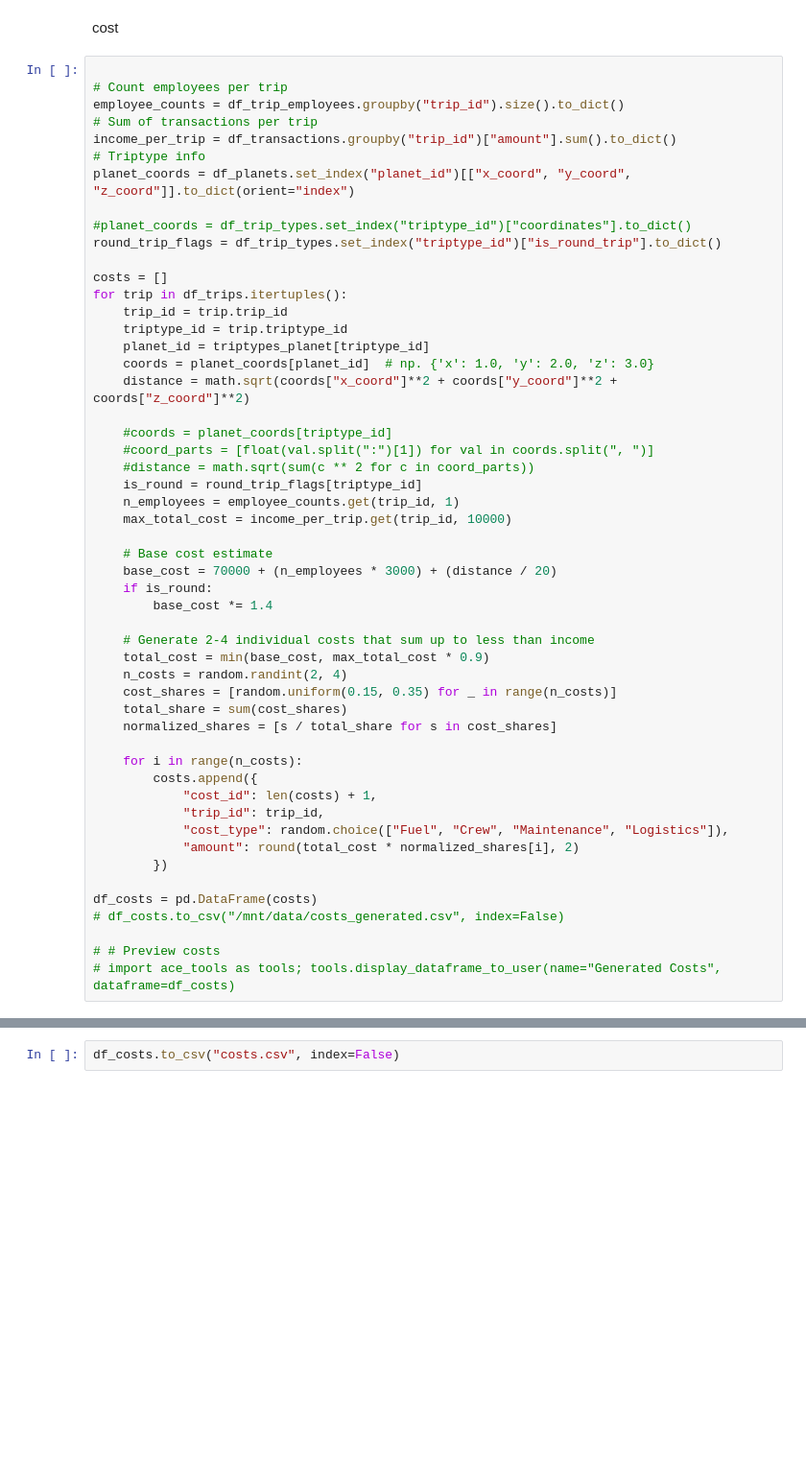
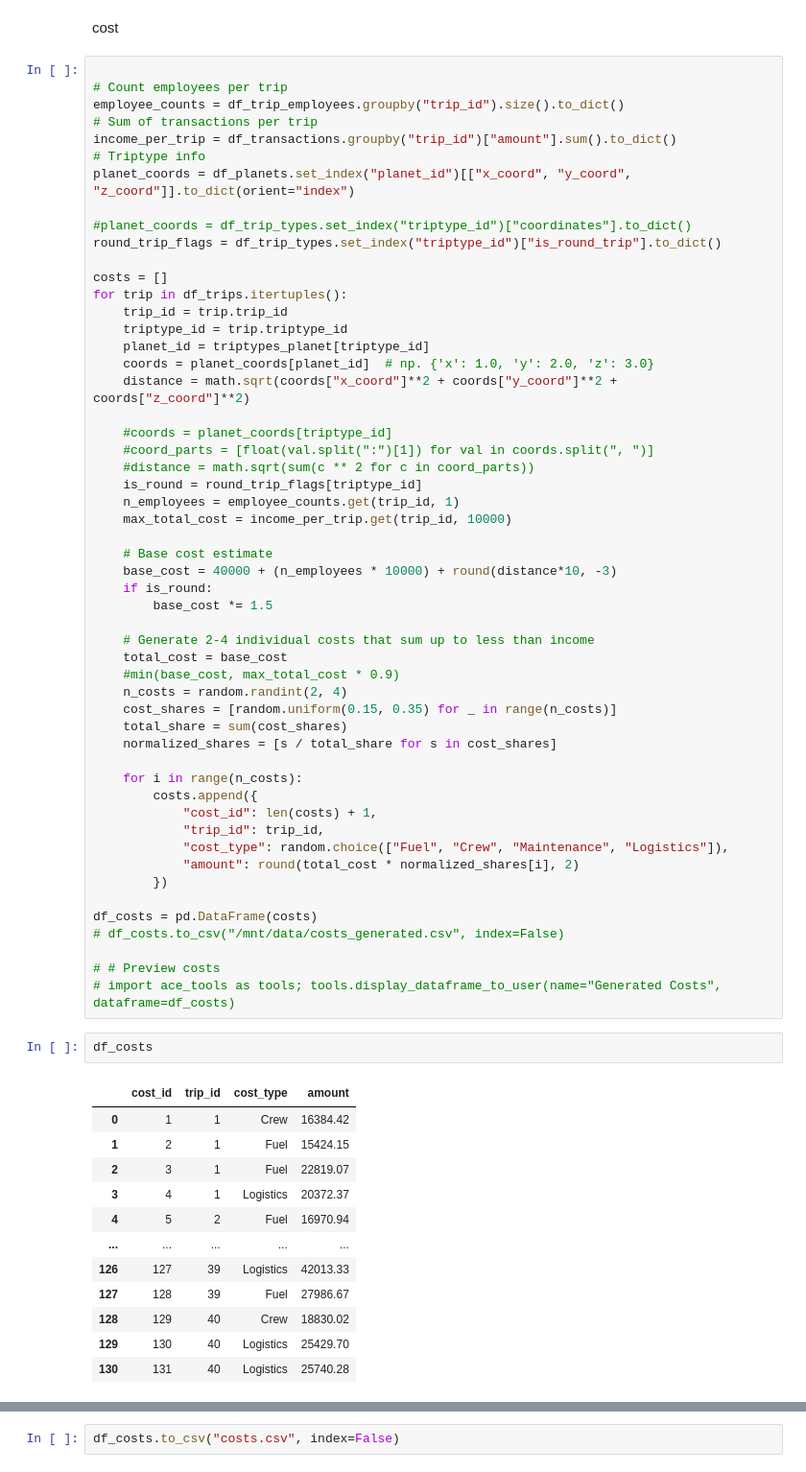
Before and after one commit to werojskz/space_database, a Jupyter notebook: data_creation.ipynb, the cells around one changed output, grey strips where cells are left out. Shown: that part at 96% size. Drawn from its saved outputs; the diff is of its cells as text; blank space fills up the shorter version.

```diff
--- a/data_creation.ipynb
+++ b/data_creation.ipynb
@@ -1087,12 +1018,13 @@ for trip in df_trips.itertuples():
     max_total_cost = income_per_trip.get(trip_id, 10000)
 
     # Base cost estimate
-    base_cost = 70000 + (n_employees * 3000) + (distance / 20)
+    base_cost = 40000 + (n_employees * 10000) + round(distance*10, -3)
     if is_round:
-        base_cost *= 1.4
+        base_cost *= 1.5
 
     # Generate 2-4 individual costs that sum up to less than income
-    total_cost = min(base_cost, max_total_cost * 0.9)
+    total_cost = base_cost
+    #min(base_cost, max_total_cost * 0.9)
     n_costs = random.randint(2, 4)
     cost_shares = [random.uniform(0.15, 0.35) for _ in range(n_costs)]
     total_share = sum(cost_shares)
@@ -1111,3 +1043,18 @@ df_costs = pd.DataFrame(costs)
 
 # # Preview costs
 # import ace_tools as tools; tools.display_dataframe_to_user(name="Generated Costs", dataframe=df_costs)
+# %%
+df_costs
+# %% [output]
+|  | cost_id | trip_id | cost_type | amount |
+| 0 | 1 | 1 | Crew | 16384.42 |
+| 1 | 2 | 1 | Fuel | 15424.15 |
+| 2 | 3 | 1 | Fuel | 22819.07 |
+| 3 | 4 | 1 | Logistics | 20372.37 |
+| 4 | 5 | 2 | Fuel | 16970.94 |
+| ... | ... | ... | ... | ... |
+| 126 | 127 | 39 | Logistics | 42013.33 |
+| 127 | 128 | 39 | Fuel | 27986.67 |
+| 128 | 129 | 40 | Crew | 18830.02 |
+| 129 | 130 | 40 | Logistics | 25429.70 |
+| 130 | 131 | 40 | Logistics | 25740.28 |
```
Also changed, not shown: parts of 9 cells of this notebook, 4 other files.
